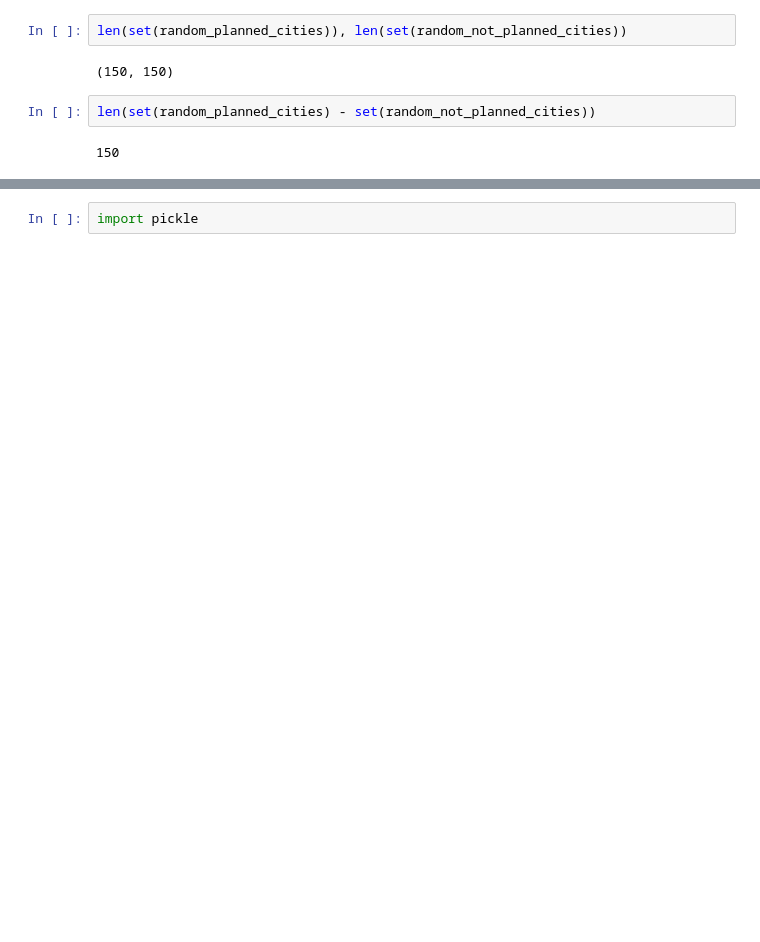
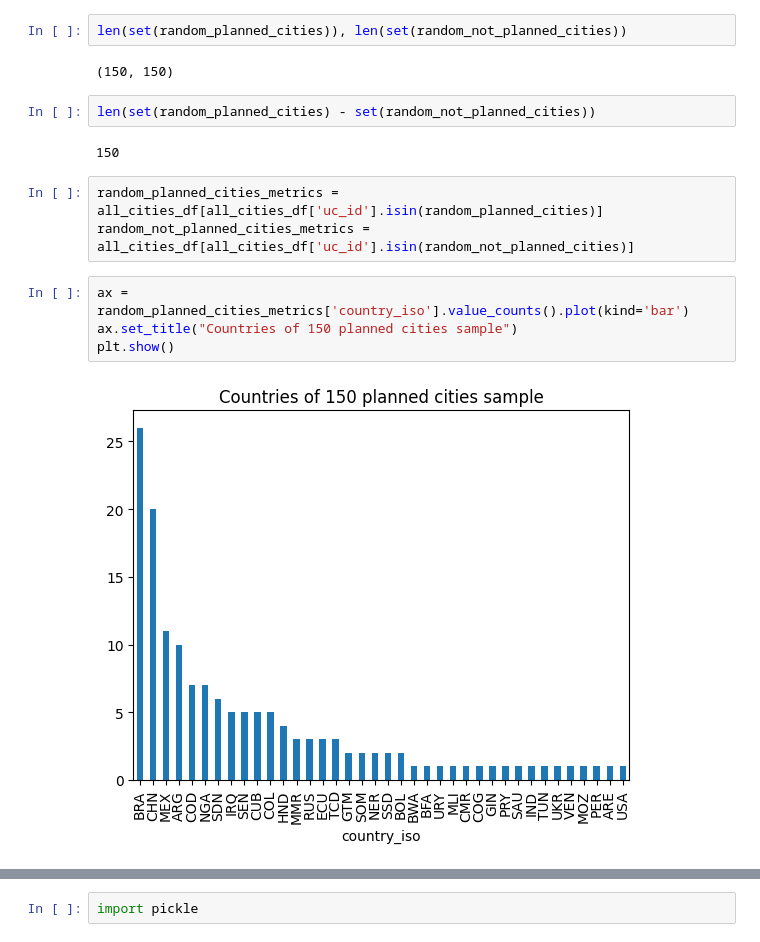
Before and after one commit to Pendulun/POC2, a Jupyter notebook: src/notebooks/1-sampling-cities.ipynb, the cells around one changed output, grey strips where cells are left out. Drawn from its saved outputs; the diff is of its cells as text; blank space fills up the shorter version.

```diff
--- a/src/notebooks/1-sampling-cities.ipynb
+++ b/src/notebooks/1-sampling-cities.ipynb
@@ -95,3 +111,12 @@ len(set(random_planned_cities)), len(set(random_not_planned_cities))
 len(set(random_planned_cities) - set(random_not_planned_cities))
 # %% [output]
 150
+# %%
+random_planned_cities_metrics = all_cities_df[all_cities_df['uc_id'].isin(random_planned_cities)]
+random_not_planned_cities_metrics = all_cities_df[all_cities_df['uc_id'].isin(random_not_planned_cities)]
+# %%
+ax = random_planned_cities_metrics['country_iso'].value_counts().plot(kind='bar')
+ax.set_title("Countries of 150 planned cities sample")
+plt.show()
+# %% [output]
+[figure, added]
```
Also changed, not shown: parts of 9 cells of this notebook, 2 other files.
